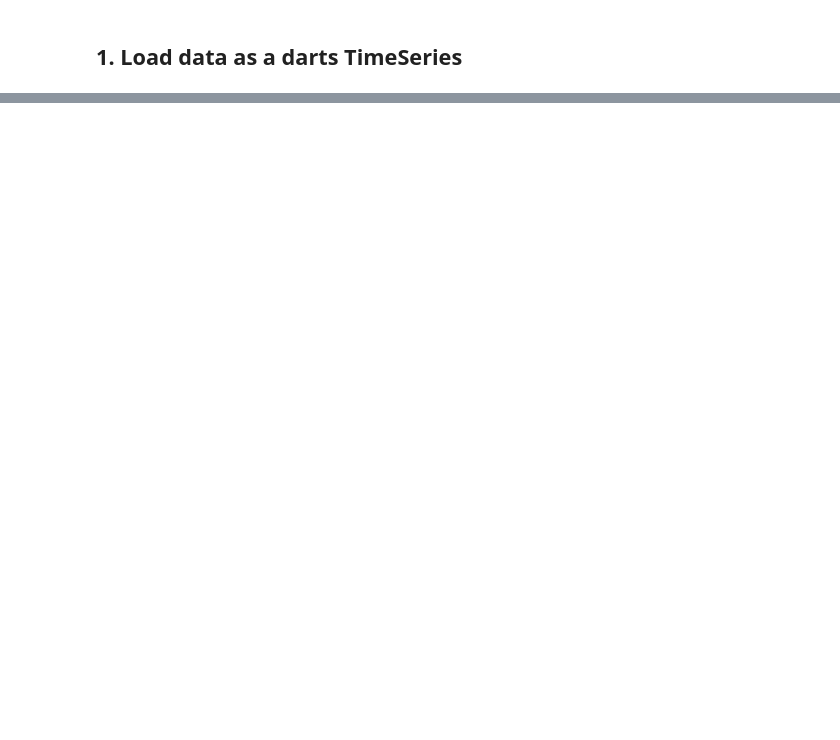
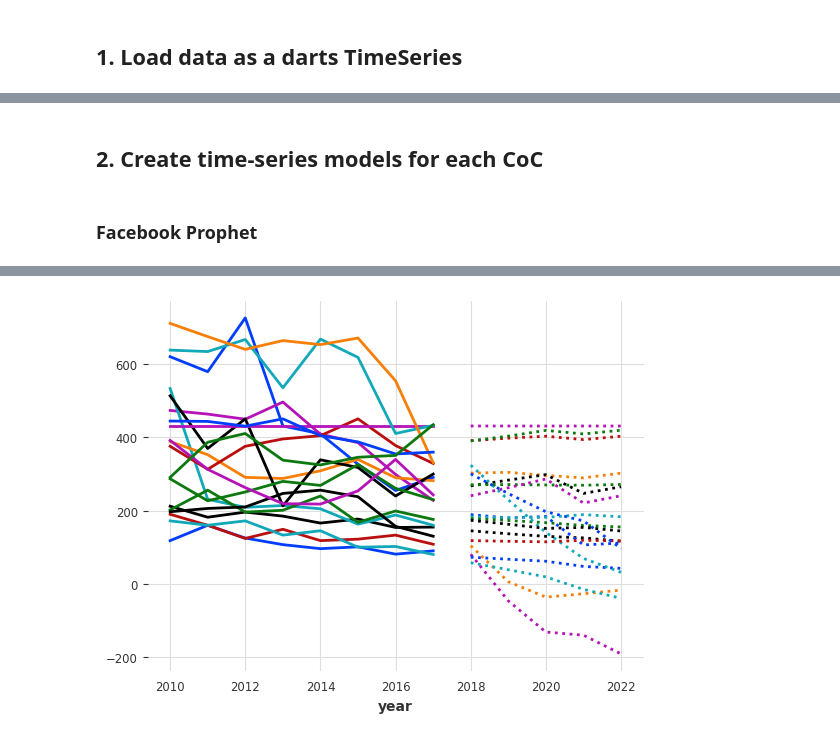
Before and after one commit to atharvanaik10/cs498-css, a Jupyter notebook: time_series.ipynb, the cells around one changed output, grey strips where cells are left out. Saved outputs shown, nothing was run; the diff lists cells and outputs as text; code cells hidden in the pictures; blank space fills up the shorter version.

Commit message:
Add time series models

```diff
--- a/time_series.ipynb
+++ b/time_series.ipynb
@@ -37,3 +54,41 @@ KeyError: None
 cols = list(df.columns)
 cols.remove('cocnumber')
 series_group = TimeSeries.from_group_dataframe(df, group_cols="cocnumber", value_cols=cols)
+# %% [markdown]
+## 2. Create time-series models for each CoC
+# %% [markdown]
+### Facebook Prophet
+# %%
+train_length = 5
+
+models = []
+forecasts = []
+
+count = 0
+color_cycle = plt.rcParams['axes.prop_cycle'].by_key()['color']
+
+for ts in series_group:
+    target = ts['pit_tot_hless_pit_hud']
+    covariates = ts[selected_covariates]
+
+    model = Prophet(growth='logistic', cap=700)
+    # model.fit(series=target[:train_length], future_covariates=covariates[:train_length])
+    # model.fit(series=target[:train_length])
+    model.fit(series=target)
+
+    models.append(model)
+
+    # forecast = model.predict(n=3, future_covariates=covariates[train_length:])
+    # forecast = model.predict(n=len(target) - train_length)
+    forecast = model.predict(n=5)
+    forecasts.append(forecast)
+
+    color = color_cycle[count % len(color_cycle)]
+    target.plot(label='actual', color=color)
+    forecast.plot(label='predicted', ls=':', color=color)
+
+    count += 1
+
+plt.legend('')
+plt.show()
+# %% [output]
@@ -39,0 +112 @@ series_group = TimeSeries.from_group_dataframe(df, group_cols="cocnumber", value
+[figure, added]
```
Also changed, not shown: parts of 7 cells of this notebook, 4 other files.
